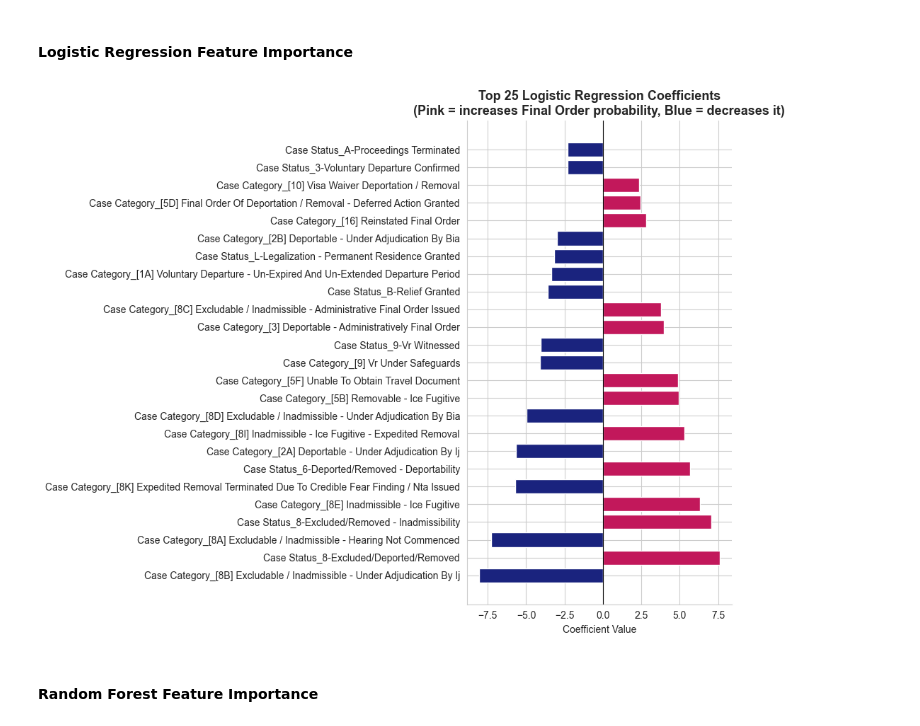
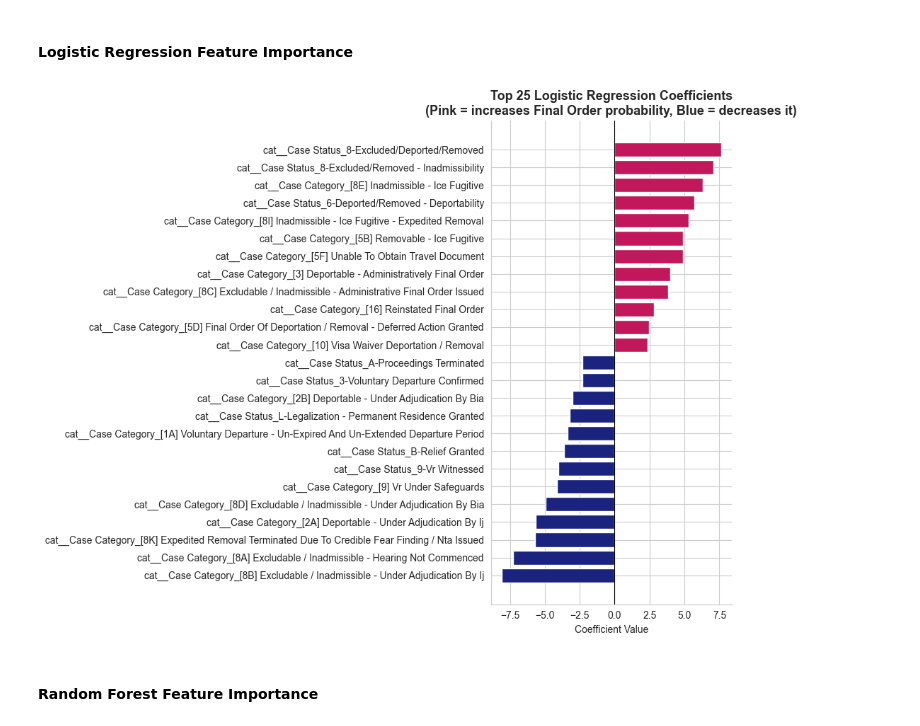
Before and after one commit to emilynnguyen1/ICE-Outcomes, a Jupyter notebook: notebooks/ICE-Outcomes-Modeling.ipynb, the cells around one changed output. Drawn from its saved outputs; the diff is of its cells as text; code cells hidden in the pictures.

```diff
--- a/notebooks/ICE-Outcomes-Modeling.ipynb
+++ b/notebooks/ICE-Outcomes-Modeling.ipynb
@@ -494,27 +494,36 @@ Logistic Regression and Random Forest were both used to evaluate feature importa
 # %%
 lr_pipe = fitted_models['Logistic Regression']
 lr_clf  = lr_pipe.named_steps['classifier']
 
+# Get feature names from pipeline
+feature_names = lr_pipe.named_steps['preprocessor'].get_feature_names_out()
+
 coef_df = pd.DataFrame({
-    'Feature': all_feature_names,
+    'Feature': feature_names,
     'Coefficient': lr_clf.coef_[0]
 })
-coef_df['AbsCoef'] = coef_df['Coefficient'].abs()
-coef_df = coef_df.sort_values('AbsCoef', ascending=False).head(25)
 
-# Color by direction
+# Top 25 by magnitude
+coef_df['abs'] = coef_df['Coefficient'].abs()
+coef_df = coef_df.nlargest(25, 'abs')
+
+# Color by sign
 coef_df['Color'] = np.where(coef_df['Coefficient'] > 0, PINK, BLUE)
 
+# Sort for clean left/right split
+coef_df = coef_df.sort_values('Coefficient')
+
+# Plot (same as yours)
 plt.figure(figsize=(10, 8))
 bars = plt.barh(coef_df['Feature'], coef_df['Coefficient'], color=coef_df['Color'])
 plt.axvline(x=0, color='black', linewidth=0.8)
 plt.title('Top 25 Logistic Regression Coefficients\n(Pink = increases Final Order probability, Blue = decreases it)')
 plt.xlabel('Coefficient Value')
 sns.despine()
 plt.tight_layout()
 plt.show()
 # %% [output]
-[figure, old version]
+[figure, new version]
 # %% [markdown]
 #### Random Forest Feature Importance
 # %%
```
